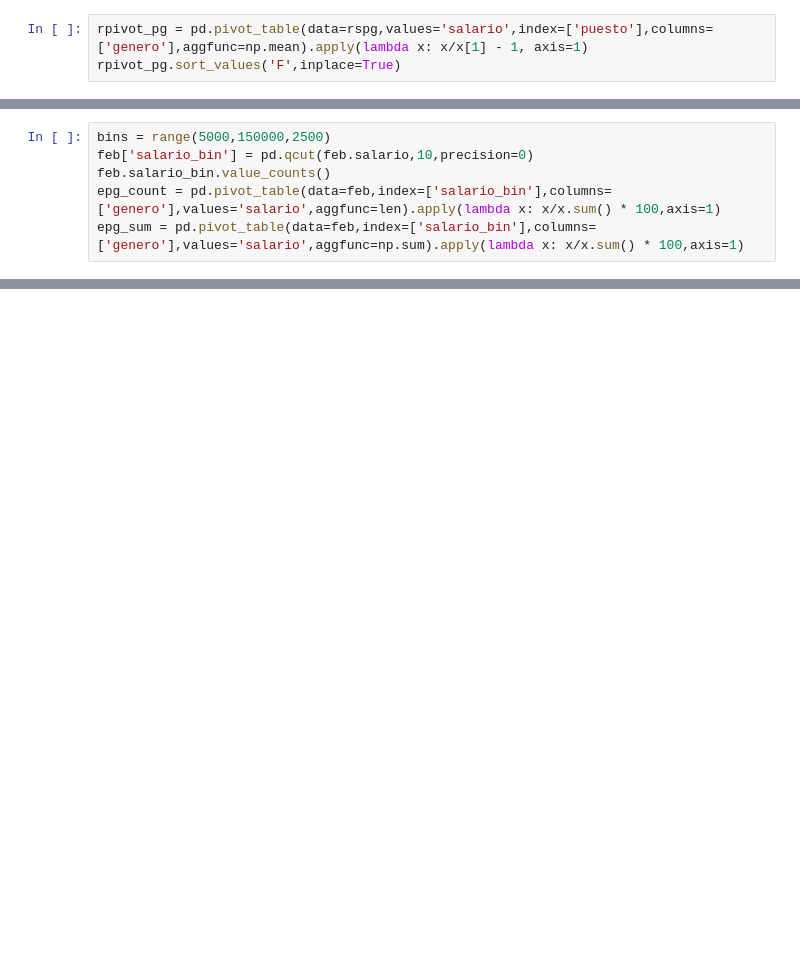
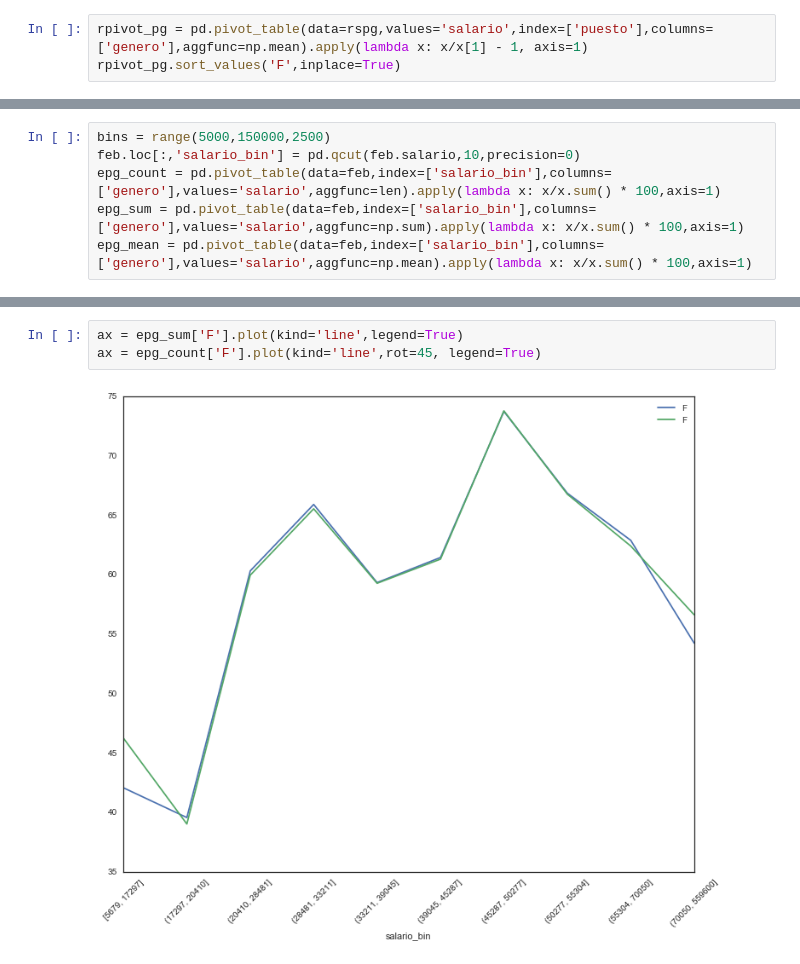
Before and after one commit to biterman/dgii_salarios, a Jupyter notebook: dgii_salarios.ipynb, the cells around one changed output, grey strips where cells are left out. Drawn from its saved outputs; the diff is of its cells as text; blank space fills up the shorter version.

Commit message:
Added intro to pandas notebook
Minor changes and reference image from deloitte

```diff
--- a/dgii_salarios.ipynb
+++ b/dgii_salarios.ipynb
@@ -240,6 +519,6 @@ plt.legend().remove()
 # %%
 bins = range(5000,150000,2500)
-feb['salario_bin'] = pd.qcut(feb.salario,10,precision=0)
-feb.salario_bin.value_counts()
+feb.loc[:,'salario_bin'] = pd.qcut(feb.salario,10,precision=0)
 epg_count = pd.pivot_table(data=feb,index=['salario_bin'],columns=['genero'],values='salario',aggfunc=len).apply(lambda x: x/x.sum() * 100,axis=1)
 epg_sum = pd.pivot_table(data=feb,index=['salario_bin'],columns=['genero'],values='salario',aggfunc=np.sum).apply(lambda x: x/x.sum() * 100,axis=1)
+epg_mean = pd.pivot_table(data=feb,index=['salario_bin'],columns=['genero'],values='salario',aggfunc=np.mean).apply(lambda x: x/x.sum() * 100,axis=1)
@@ -257,0 +554,5 @@ plt.axhline(50,linestyle='dashed')
+# %%
+ax = epg_sum['F'].plot(kind='line',legend=True)
+ax = epg_count['F'].plot(kind='line',rot=45, legend=True)
+# %% [output]
+[figure, added]
```
Also changed, not shown: parts of 51 cells of this notebook, 2 other files.
